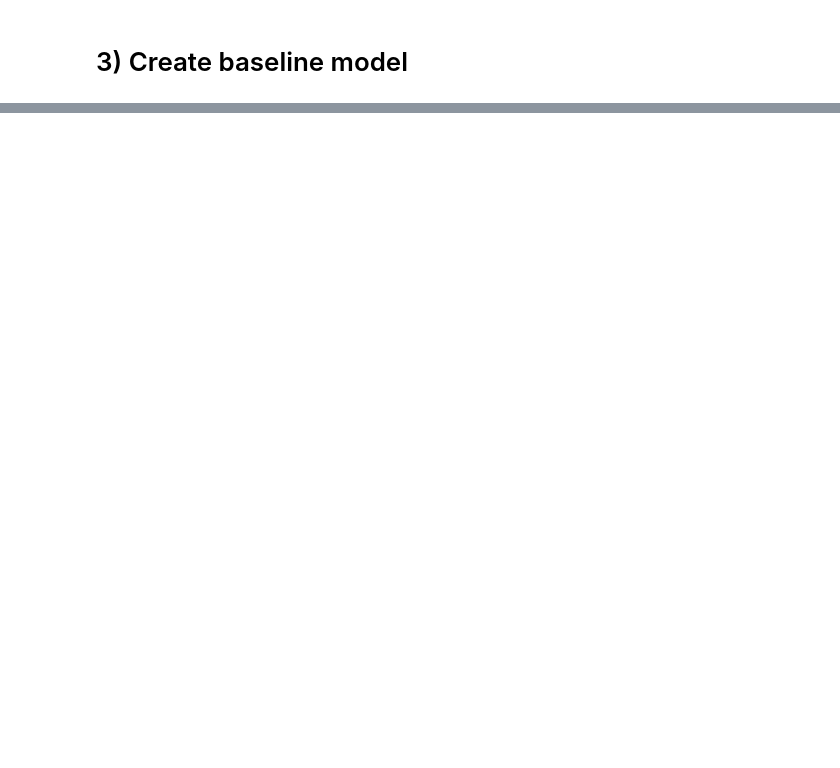
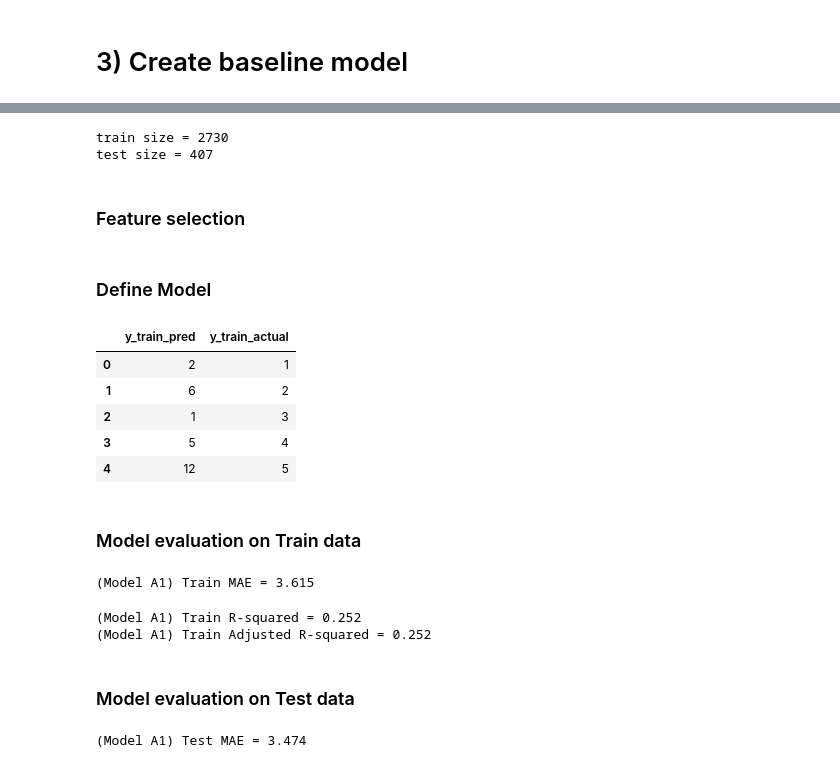
Before and after one commit to snn2spade/scb_challenge, a Jupyter notebook: f1_prediction.ipynb, the cells around one changed output, grey strips where cells are left out. Drawn from its saved outputs; the diff is of its cells as text; code cells hidden in the pictures; blank space fills up the shorter version.

Commit message:
- Add model A1 as baseline

```diff
--- a/f1_prediction.ipynb
+++ b/f1_prediction.ipynb
@@ -182,0 +187,58 @@ year = 2012, round = 20, driver = hamilton, last_5_pos = [24.  5. 10.  4.  1.] S
+# %%
+X_train = df_2.copy()
+X_test = df_2.copy()
+X_train = X_train[(X_train["year"] >= 2012) & (X_train["year"] <= 2018)]
+X_test = X_test[X_test["year"] == 2019]
+y_train = X_train["final_pos"].to_numpy()
+y_test = X_test["final_pos"].to_numpy()
+X_train = X_train.drop(columns=["final_pos"])
+X_train = X_train.reset_index(drop=True)
+X_test = X_test.drop(columns=["final_pos"])
+X_test = X_test.reset_index(drop=True)
+# %%
+print(f"train size = {len(X_train)}")
+print(f"test size = {len(X_test)}")
+# %% [output]
+train size = 2730
+test size = 407
+# %% [markdown]
+### Feature selection
+# %%
+X_train_t = X_train[["final_grid"]]
+X_test_t = X_test[["final_grid"]]
+# %% [markdown]
+### Define Model
+# %%
+y_train_pred = X_train_t["final_grid"].to_numpy()
+y_test_pred = X_test_t["final_grid"].to_numpy()
+display(pd.DataFrame({"y_train_pred":y_train_pred,"y_train_actual":y_train}).head())
+# %% [output]
+|  | y_train_pred | y_train_actual |
+| 0 | 2 | 1 |
+| 1 | 6 | 2 |
+| 2 | 1 | 3 |
+| 3 | 5 | 4 |
+| 4 | 12 | 5 |
+# %% [markdown]
+### Model evaluation on Train data
+# %%
+from sklearn.metrics import mean_absolute_error
+print(f"(Model A1) Train MAE = {round(mean_absolute_error(y_train, y_train_pred),3)}")
+# %% [output]
+(Model A1) Train MAE = 3.615
+# %%
+from sklearn.metrics import r2_score
+train_r2 = round(r2_score(y_train, y_train_pred),3)
+print(f"(Model A1) Train R-squared = {train_r2}")
+adj_train_r2 = round((1 - (1 - train_r2) * ((X_train_t.shape[0] - 1) / (X_train_t.shape[0] - X_train_t.shape[1] - 1))), 3)
+print(f"(Model A1) Train Adjusted R-squared = {adj_train_r2}")
+# %% [output]
+(Model A1) Train R-squared = 0.252
+(Model A1) Train Adjusted R-squared = 0.252
+# %% [markdown]
+### Model evaluation on Test data
+# %%
+from sklearn.metrics import mean_absolute_error
+print(f"(Model A1) Test MAE = {round(mean_absolute_error(y_test, y_test_pred),3)}")
+# %% [output]
+(Model A1) Test MAE = 3.474
```
Also changed, not shown: parts of 7 cells of this notebook, 1 other file.
